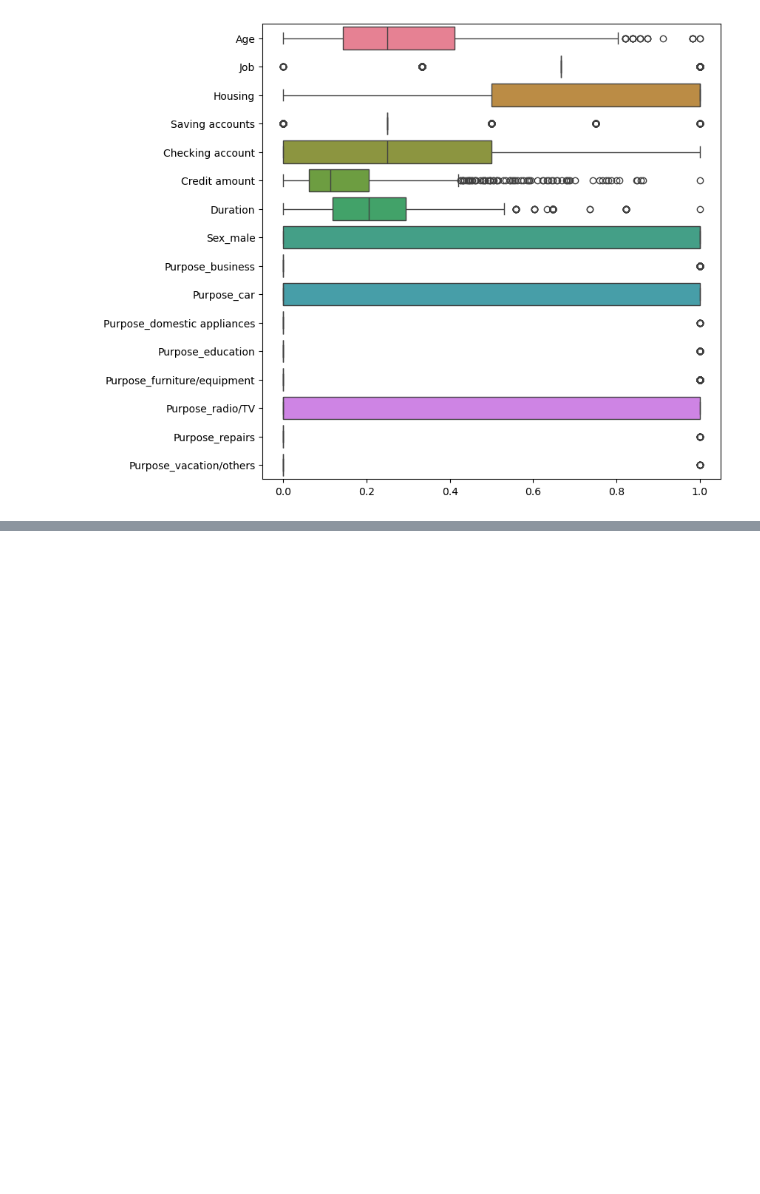
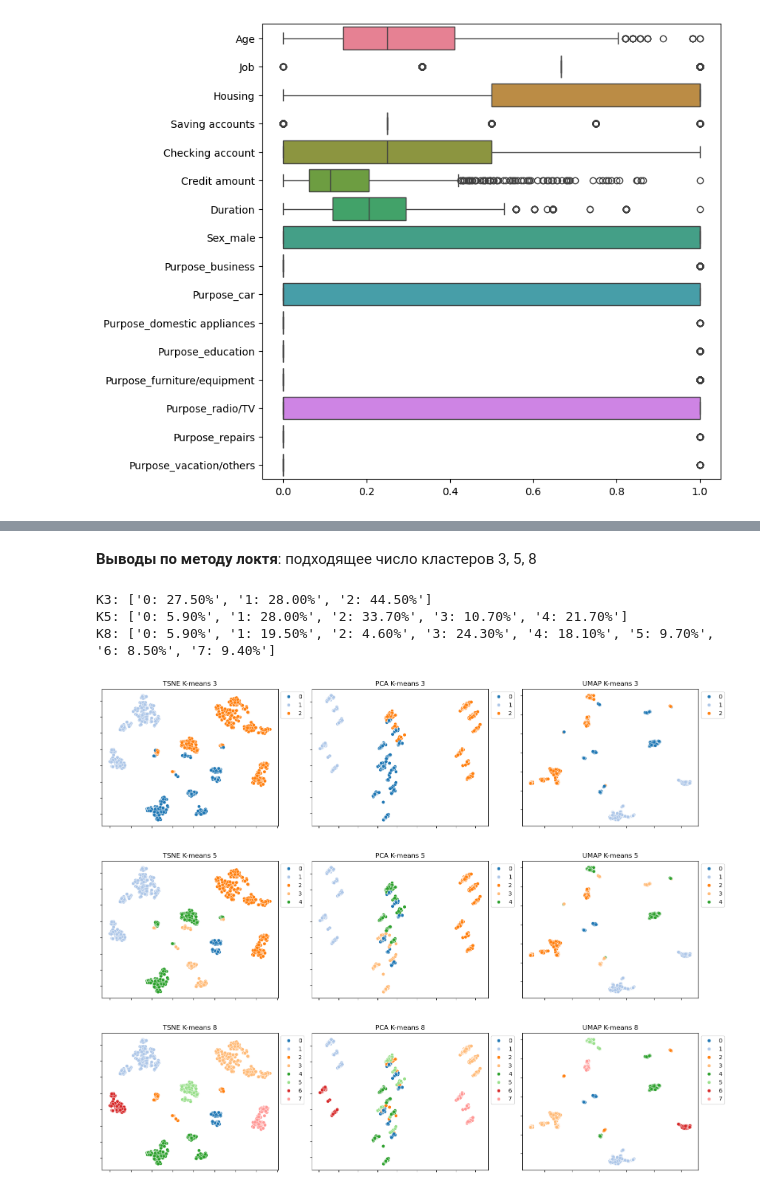
Before and after one commit to emazurenko/otus-ml-professional, a Jupyter notebook: homeworks/02_Clustering/homework.ipynb, the cells around one changed output, grey strips where cells are left out. Drawn from its saved outputs; the diff is of its cells as text; code cells hidden in the pictures; blank space fills up the shorter version.

```diff
--- a/homeworks/02_Clustering/homework.ipynb
+++ b/homeworks/02_Clustering/homework.ipynb
@@ -271,0 +360,13 @@ sns.scatterplot(x=X_tsne[:,0], y=X_tsne[:,1]);
+# %% [markdown]
+**Выводы по методу локтя**: подходящее число кластеров 3, 5, 8
+# %%
+for i, num_cluster in enumerate([3, 5, 8]):
+    labels = KMeans(n_clusters=num_cluster, random_state=10).fit(scaled_df).labels_
+    print_in_dim_reductions(labels=labels, title=f'K-means {num_cluster}')
+# %% [output]
+K3: ['0: 27.50%', '1: 28.00%', '2: 44.50%']
+K5: ['0: 5.90%', '1: 28.00%', '2: 33.70%', '3: 10.70%', '4: 21.70%']
+K8: ['0: 5.90%', '1: 19.50%', '2: 4.60%', '3: 24.30%', '4: 18.10%', '5: 9.70%', '6: 8.50%', '7: 9.40%']
+[figure, added]
+[figure, added]
+[figure, added]
```
Also changed, not shown: parts of 37 cells of this notebook, 1 other file.
